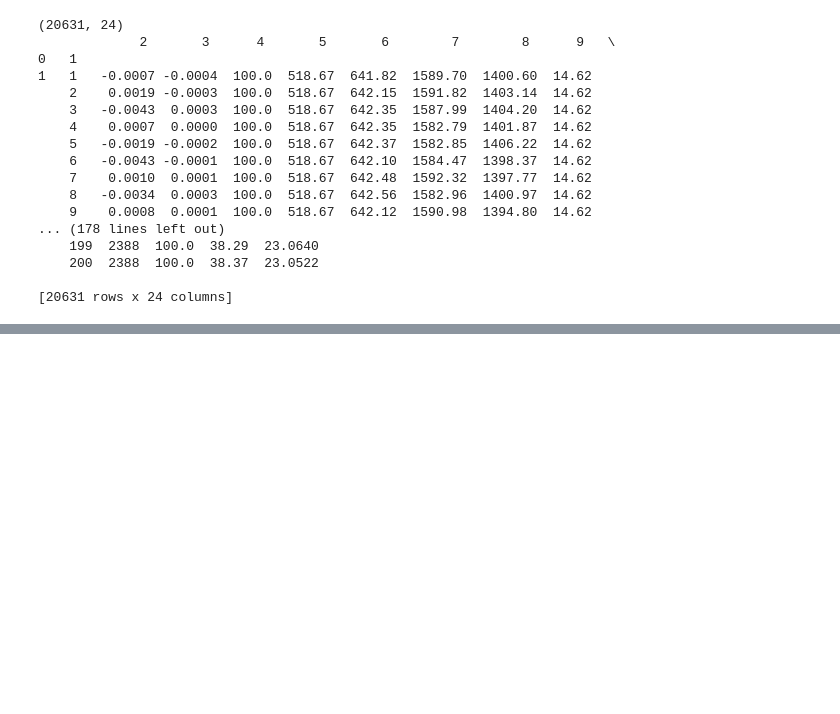
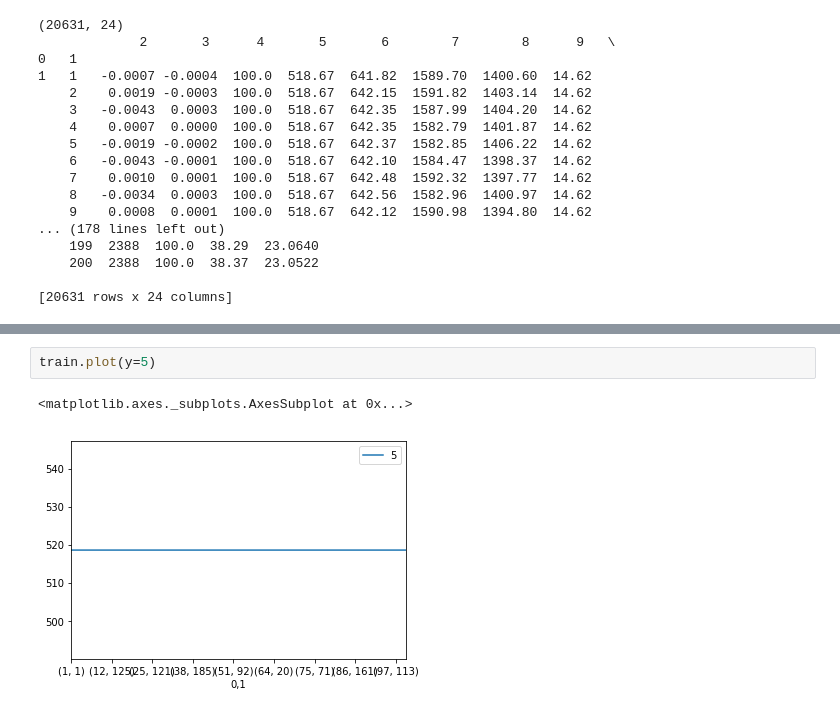
Before and after one commit to tdeneke/tssim, a Jupyter notebook: spike/fault2failure.ipynb, the cells around one changed output, grey strips where cells are left out. Drawn from its saved outputs; the diff is of its cells as text; blank space fills up the shorter version.

```diff
--- a/spike/fault2failure.ipynb
+++ b/spike/fault2failure.ipynb
@@ -38,0 +52,5 @@ print(test.shape)
+# %%
+train.plot(y=5)
+# %% [output]
+<matplotlib.axes._subplots.AxesSubplot at 0x...>
+[figure, added]
```
Also changed, not shown: parts of 10 cells of this notebook.
